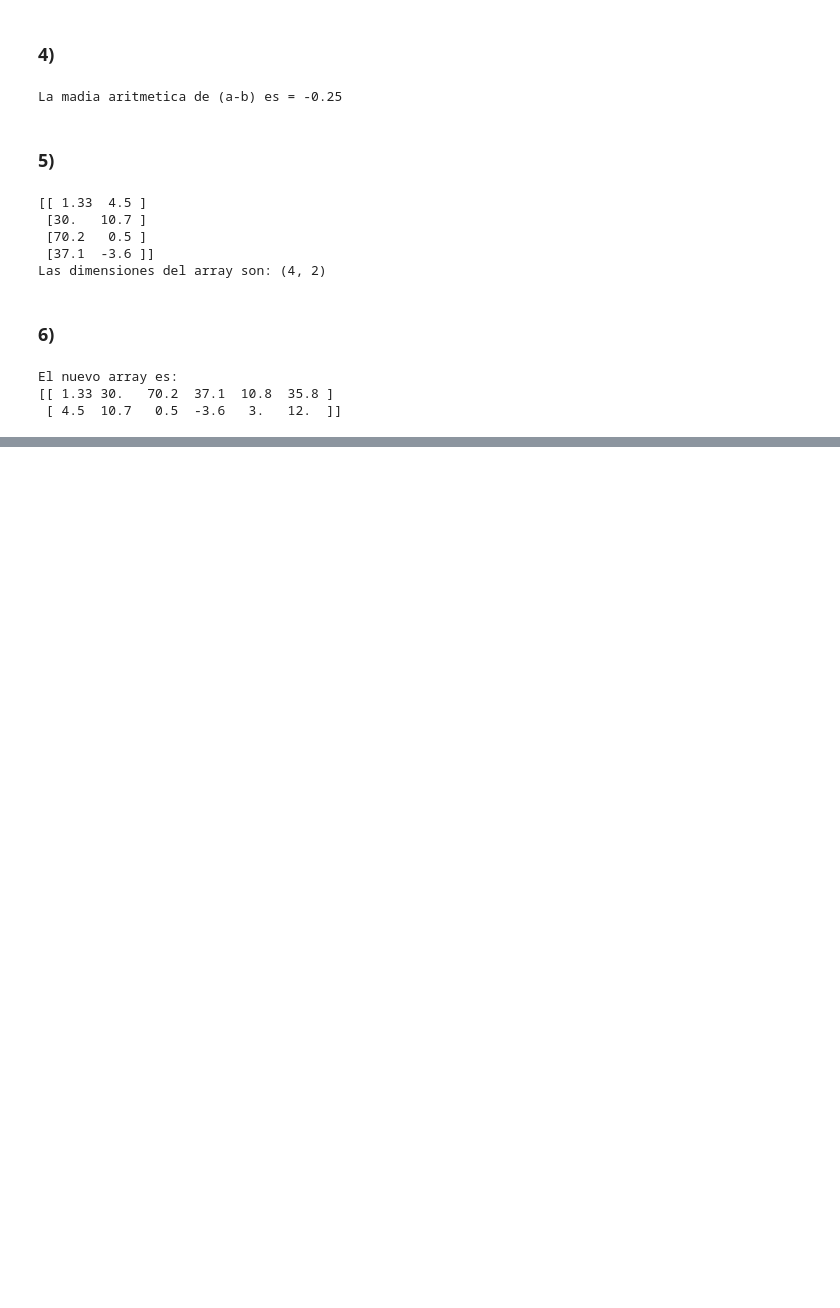
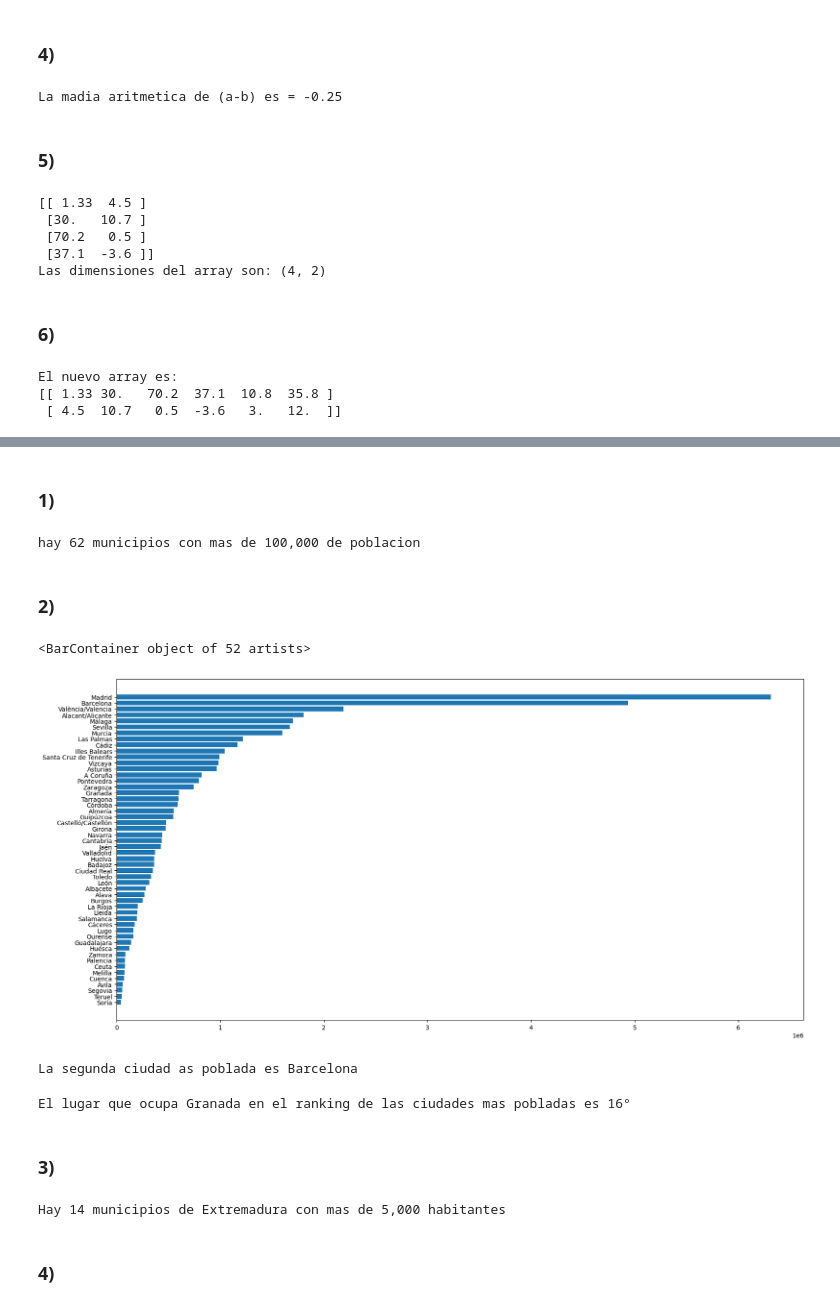
Before and after one commit to JPRodasM/-Laboratorio_3_CDP_23007521, a Jupyter notebook: Laboratorio3.ipynb, the cells around one changed output, grey strips where cells are left out. Saved outputs shown, nothing was run; the diff lists cells and outputs as text; code cells hidden in the pictures; blank space fills up the shorter version.

```diff
--- a/Laboratorio3.ipynb
+++ b/Laboratorio3.ipynb
@@ -85,0 +89,3 @@ El nuevo array es:
+# %%
+dataset = pd.read_csv('NucleosPoblacion.csv')
+dataset.head()
@@ -85,0 +99,38 @@ El nuevo array es:
+# %% [markdown]
+### 1)
+# %%
+Filtro=len(dataset[dataset['Poblacion'] >= 100000])
+print(f'hay {Filtro} municipios con mas de 100,000 de poblacion')
+# %% [output]
+hay 62 municipios con mas de 100,000 de poblacion
+# %% [markdown]
+### 2)
+# %%
+DataSort=dataset[['Poblacion','Provincia']].groupby('Provincia').sum().sort_values('Poblacion').reset_index()
+plt.barh('Provincia','Poblacion',data=DataSort)
+# %% [output]
+<BarContainer object of 52 artists>
+[figure, added]
+# %%
+respuesta_a=DataSort.iloc[-2]['Provincia']
+print(f'La segunda ciudad as poblada es {respuesta_a}')
+# %% [output]
+La segunda ciudad as poblada es Barcelona
+# %%
+a=DataSort.loc[DataSort['Provincia']=='Granada'].index[0]+1
+b=len(DataSort)
+print(f'El lugar que ocupa Granada en el ranking de las ciudades mas pobladas es {b-a}°')
+# %% [output]
+El lugar que ocupa Granada en el ranking de las ciudades mas pobladas es 16°
+# %% [markdown]
+### 3)
+# %%
+respuesta=len(dataset[(dataset['Provincia']=='Badajoz') |
+        (dataset['Provincia']=='Cáceres') &
+        (dataset['Poblacion'] >= 5000)])
+
+print(f'Hay {respuesta} municipios de Extremadura con mas de 5,000 habitantes')
+# %% [output]
+Hay 14 municipios de Extremadura con mas de 5,000 habitantes
+# %% [markdown]
+### 4)
```
Also changed, not shown: parts of 6 cells of this notebook.
